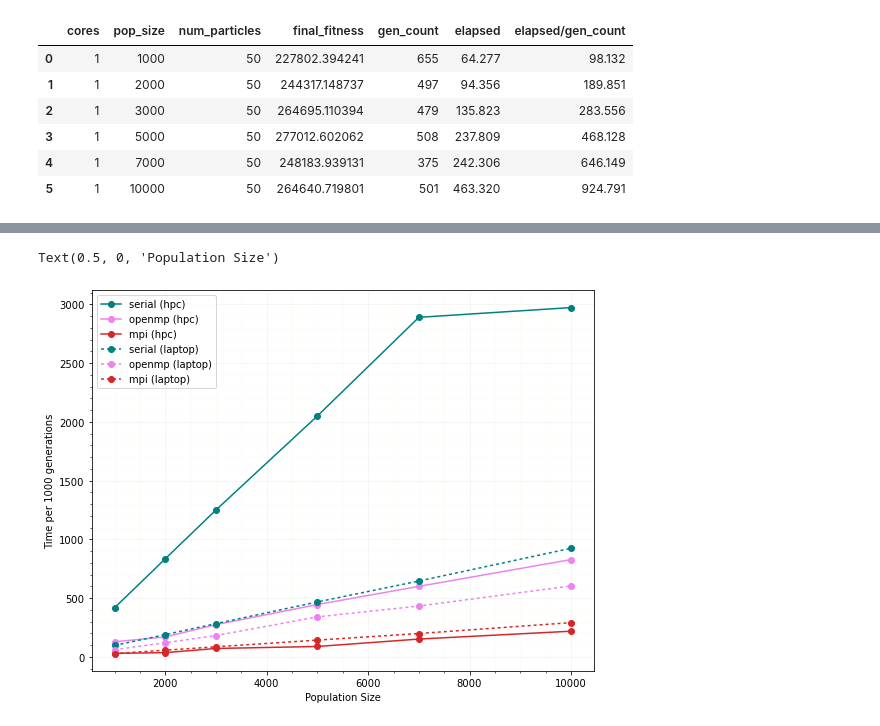
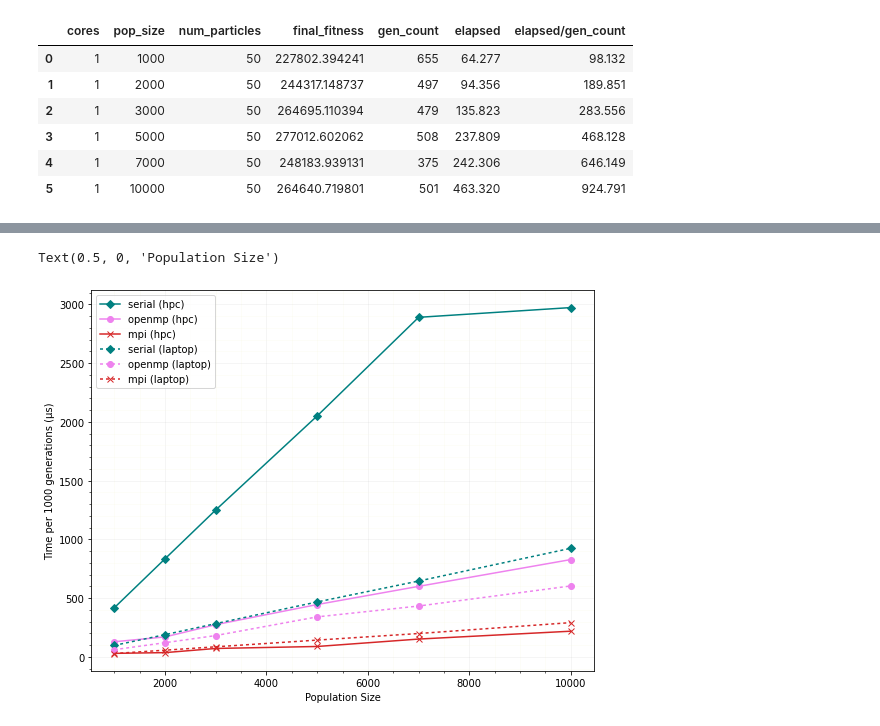
Before and after one commit to matthewdicks98/CSC-HPC-Project, a Jupyter notebook: population.ipynb, the cells around one changed output, grey strips where cells are left out. Saved outputs shown, nothing was run; the diff lists cells and outputs as text; code cells hidden in the pictures.

```diff
--- a/population.ipynb
+++ b/population.ipynb
@@ -135,19 +135,19 @@ Text(0.5, 0, 'Population Size')
 # %%
 plt.figure(figsize=(9,7))
 plt.grid(alpha=0.15)
 plt.minorticks_on()
 plt.grid(which='minor', color='beige', alpha=0.25)
-plt.plot(ser_population[' pop_size'][:6],ser_population[' elapsed/gen_count'][:6],marker='o', color="teal")
+plt.plot(ser_population[' pop_size'][:6],ser_population[' elapsed/gen_count'][:6],marker='D', color="teal")
 plt.plot(omp_population[' pop_size'][:6],omp_population[' elapsed/gen_count'][:6],marker='o', color="violet")
-plt.plot(mpi_population[' pop_size'][:6], mpi_population[' elapsed/gen_count'][:6],marker='o', color="tab:red")
+plt.plot(mpi_population[' pop_size'][:6], mpi_population[' elapsed/gen_count'][:6],marker='x', color="tab:red")
 
-plt.plot(laptop_ser_population[' pop_size'],laptop_ser_population[' elapsed/gen_count'],marker='o', color="teal", dashes=[2,2])
+plt.plot(laptop_ser_population[' pop_size'],laptop_ser_population[' elapsed/gen_count'],marker='D', color="teal", dashes=[2,2])
 plt.plot(laptop_omp_population[' pop_size'][:6],laptop_omp_population[' elapsed/gen_count'][:6],marker='o', color="violet", dashes=[2,2])
-plt.plot(laptop_mpi_population[' pop_size'][:6], laptop_mpi_population[' elapsed/gen_count'][:6],marker='o', color="tab:red", dashes=[2,2])
+plt.plot(laptop_mpi_population[' pop_size'][:6], laptop_mpi_population[' elapsed/gen_count'][:6],marker='x', color="tab:red", dashes=[2,2])
 
 plt.legend(['serial (hpc)','openmp (hpc)','mpi (hpc)','serial (laptop)','openmp (laptop)','mpi (laptop)'])
-plt.ylabel('Time per 1000 generations')
+plt.ylabel('Time per 1000 generations (μs)')
 plt.xlabel('Population Size')
 # %% [output]
 Text(0.5, 0, 'Population Size')
-[figure, old version]
+[figure, new version]
```
Also changed, not shown: parts of 2 cells of this notebook, 14 other files.
